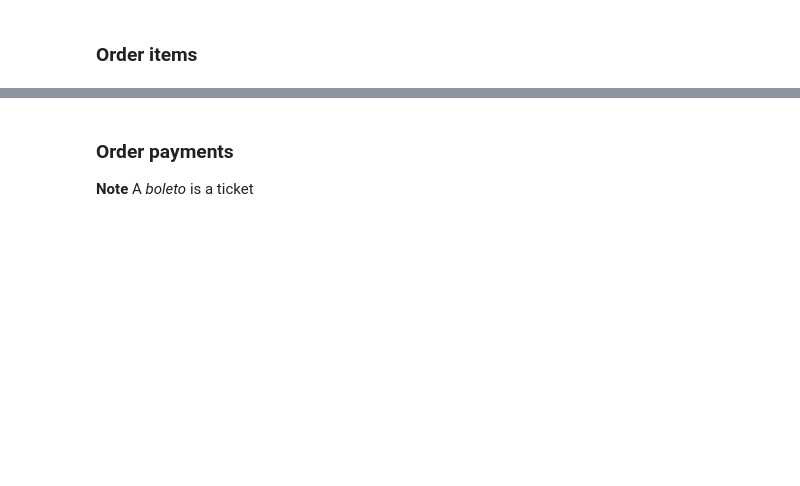
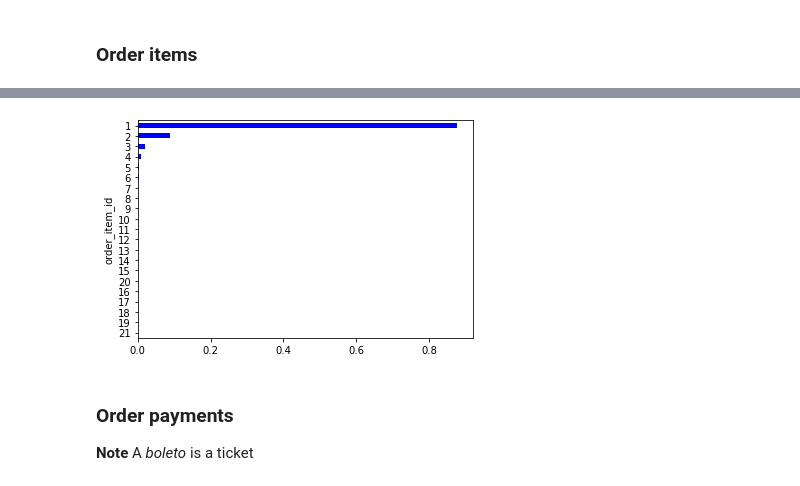
Before and after one commit to Franck-PepperLabs/pepper_olist_market_segmentation, a Jupyter notebook: jupyter/scratchpad.ipynb, the cells around one changed output, grey strips where cells are left out. Cells and saved outputs as stored; diff of their text form; code cells hidden in the pictures; blank space fills up the shorter version.

```diff
--- a/jupyter/scratchpad.ipynb
+++ b/jupyter/scratchpad.ipynb
@@ -162,0 +200,3 @@ content :
+# %%
+order_items = get_order_items()
+display(discrete_stats(order_items, 'order_items'))
@@ -163,3 +213,7 @@ content :
+# %%
+plot_value_freqs(order_items, 'order_item_id')
+# %% [output]
+[figure, added]
 # %% [markdown]
 ### Order payments
 
```
Also changed, not shown: parts of 126 cells of this notebook, 5 other files.
